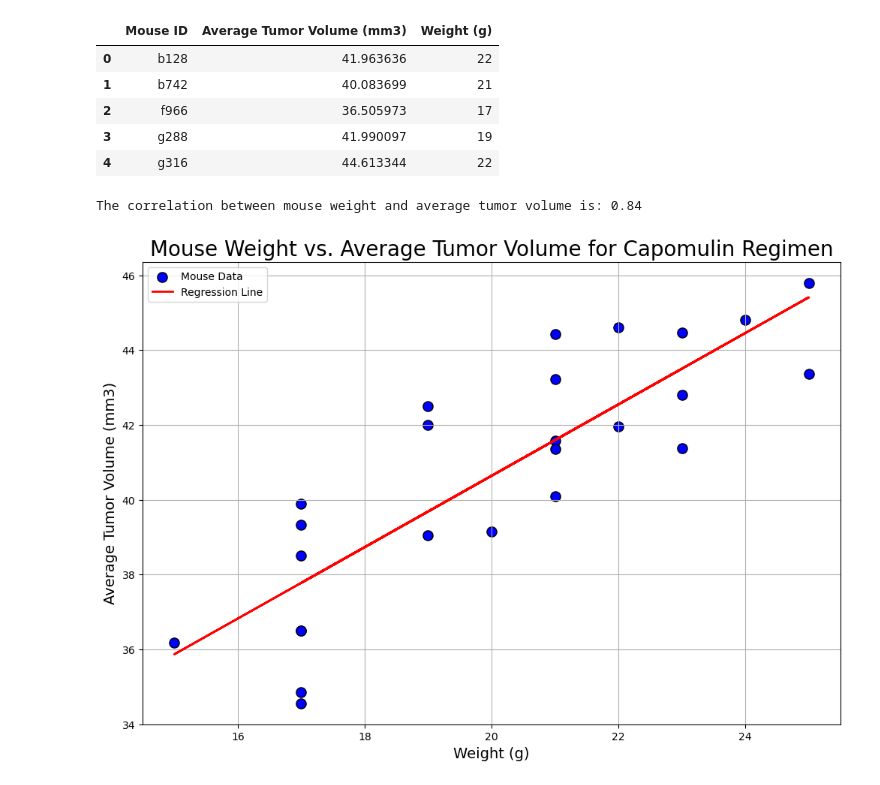
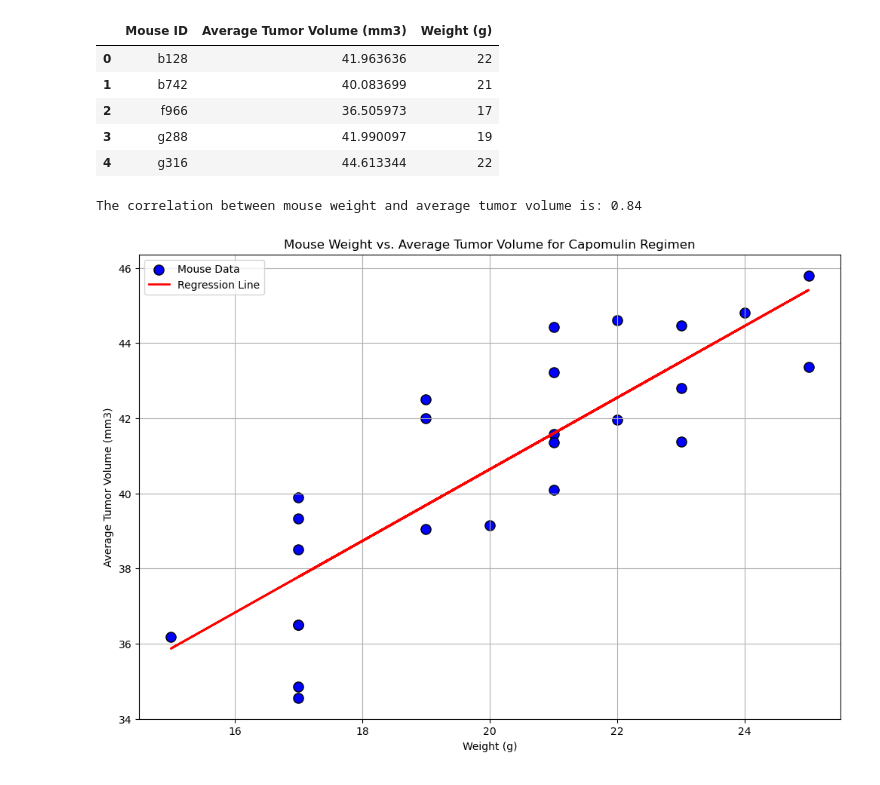
Before and after one commit to ktg8080/Pymaceuticals, a Jupyter notebook: pymaceuticals_starter.ipynb, the cells around one changed output. Drawn from its saved outputs; the diff is of its cells as text; code cells hidden in the pictures.

```diff
--- a/pymaceuticals_starter.ipynb
+++ b/pymaceuticals_starter.ipynb
@@ -339,35 +342,35 @@ merged_df.head()
 # %%
 # Calculate the correlation coefficient and a linear regression model
 # for mouse weight and average observed tumor volume for the entire Capomulin regimen
 correlation = round(st.pearsonr(merged_df['Weight (g)'],merged_df['Average Tumor Volume (mm3)'])[0],2)
 print(f"The correlation between mouse weight and average tumor volume is: {correlation}")
 
 X = merged_df['Weight (g)'].values.reshape(-1, 1)
 y = merged_df['Average Tumor Volume (mm3)'].values
 
 # Create and fit the linear regression model
 model = LinearRegression()
 model.fit(X, y)
 
 # Make predictions
 predictions = model.predict(X)
 
 # Generate the scatter plot and regression line
 fig, ax = plt.subplots(figsize=(12, 8))
-ax.scatter(merged_df['Weight (g)'], merged_df['Average Tumor Volume (mm3)'], s=90, color="blue", edgecolor='k', label='Mouse Data')
+ax.scatter(merged_df['Weight (g)'], merged_df['Average Tumor Volume (mm3)'], s=90, color="blue", edgecolor='black', label='Mouse Data')
 ax.plot(merged_df['Weight (g)'], predictions, color='red', linewidth=2, label='Regression Line')
 
 # Add titles and labels
-ax.set_title('Mouse Weight vs. Average Tumor Volume for Capomulin Regimen', fontsize=20)
-ax.set_xlabel('Weight (g)', fontsize=14)
-ax.set_ylabel('Average Tumor Volume (mm3)', fontsize=14)
+ax.set_title('Mouse Weight vs. Average Tumor Volume for Capomulin Regimen')
+ax.set_xlabel('Weight (g)')
+ax.set_ylabel('Average Tumor Volume (mm3)')
 ax.legend()
 ax.grid(True)
 
 #plt.scatter(merged_df['Weight (g)'],merged_df['Average Tumor Volume (mm3)'],s=90, color="blue")
 #plt.title("Correlation between Mouse weight & Average Tumor Volume")
 #plt.xlabel("Weight (g)")
 #plt.ylabel("Averag Tumor Volume (mm3)")
 # %% [output]
 The correlation between mouse weight and average tumor volume is: 0.84
-[figure, old version]
+[figure, new version]
```
Also changed, not shown: parts of 5 cells of this notebook.
